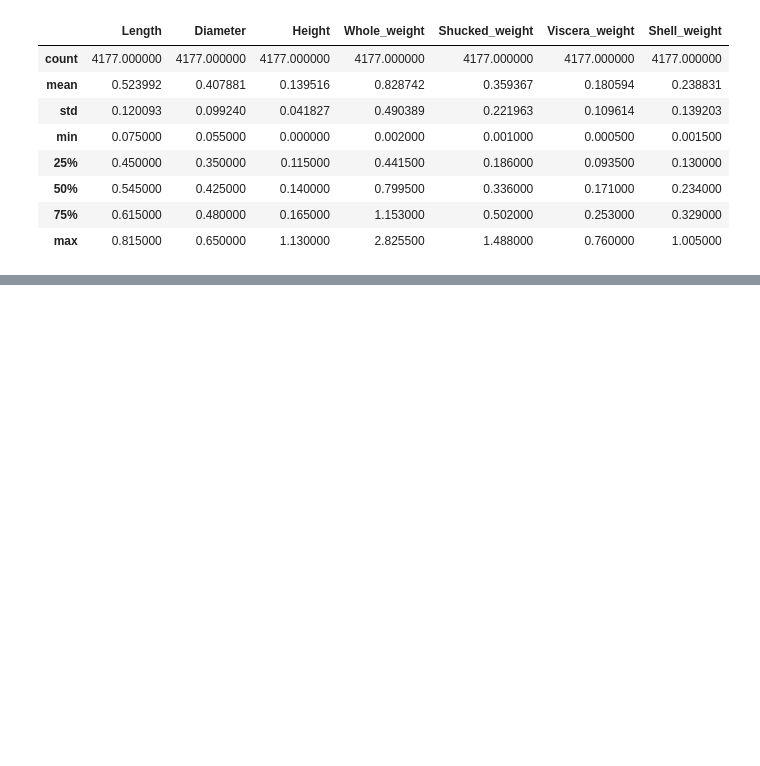
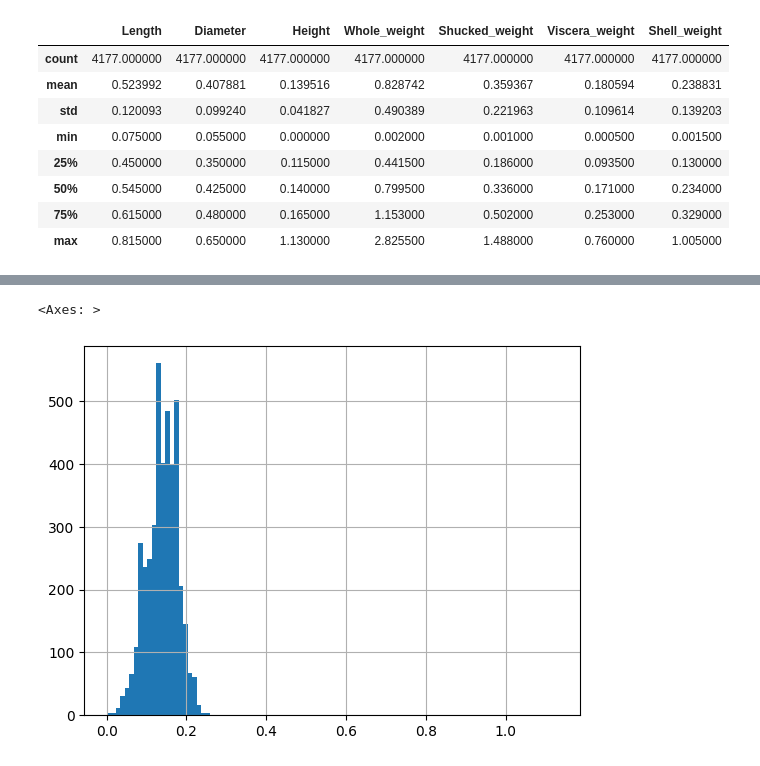
Before and after one commit to kacpersienkiewicz/Abalone-Age-Prediction, a Jupyter notebook: UCIAbaloneAgePrediction.ipynb, the cells around one changed output, grey strips where cells are left out. Cells and saved outputs as stored; diff of their text form; code cells hidden in the pictures; blank space fills up the shorter version.

```diff
--- a/UCIAbaloneAgePrediction.ipynb
+++ b/UCIAbaloneAgePrediction.ipynb
@@ -95,0 +107,5 @@ JointFrame.corr(numeric_only=True)
+# %%
+X['Height'].hist(bins=100)
+# %% [output]
+<Axes: >
+[figure, added]
```
Also changed, not shown: parts of 2 cells of this notebook.
